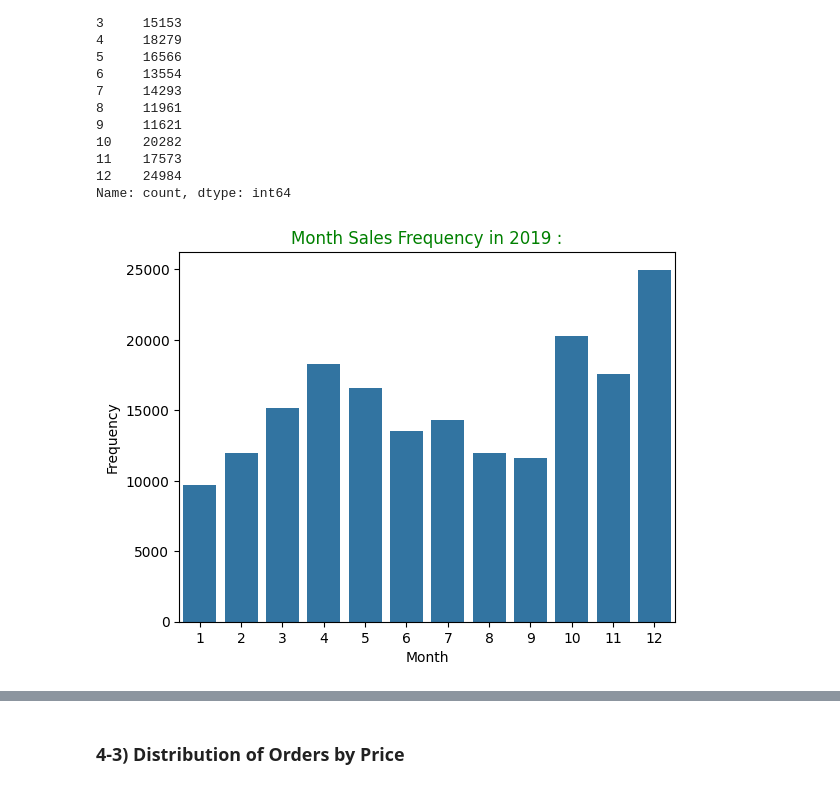
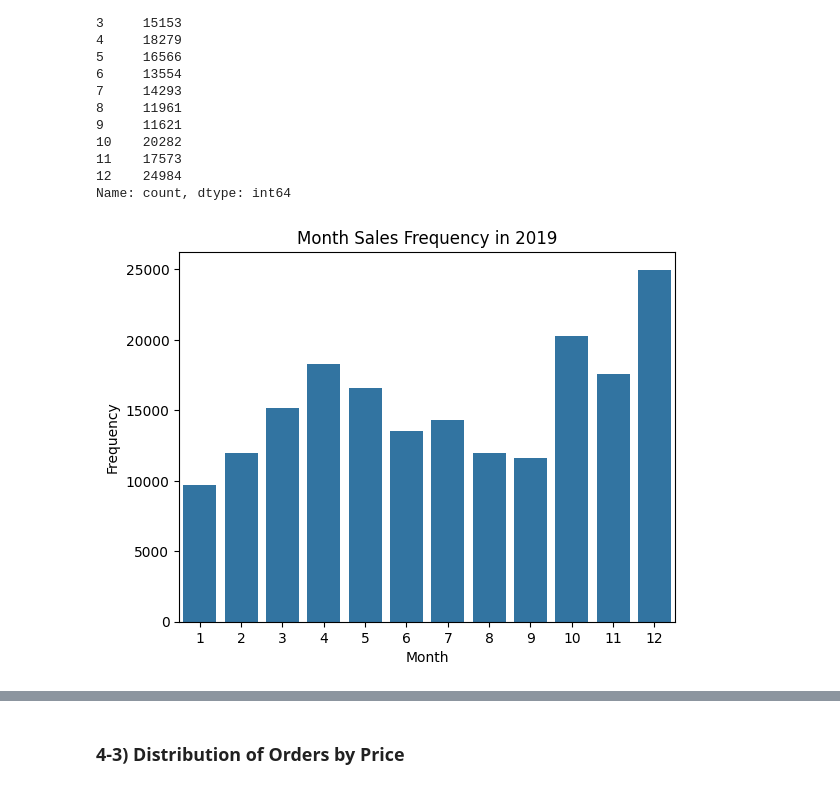
Before and after one commit to Gauraang05/Semantic-Sales-Trend-Analyser, a Jupyter notebook: sales-data-analysis.ipynb, the cells around one changed output, grey strips where cells are left out. Saved outputs shown, nothing was run; the diff lists cells and outputs as text; code cells hidden in the pictures.

```diff
--- a/sales-data-analysis.ipynb
+++ b/sales-data-analysis.ipynb
@@ -135,12 +213,12 @@ Month
 12    24984
 Name: count, dtype: int64
 # %%
-plt.title("Month Sales Frequency in 2019 :",color="green")
+plt.title("Month Sales Frequency in 2019")
 sns.barplot(x=month_frequency2019.index ,y=month_frequency2019)
 plt.ylabel("Frequency")
 plt.show()
 # %% [output]
-[figure, old version]
+[figure, new version]
 # %%
 sales.head()
 # %% [output]
```
Also changed, not shown: parts of 24 cells of this notebook.
